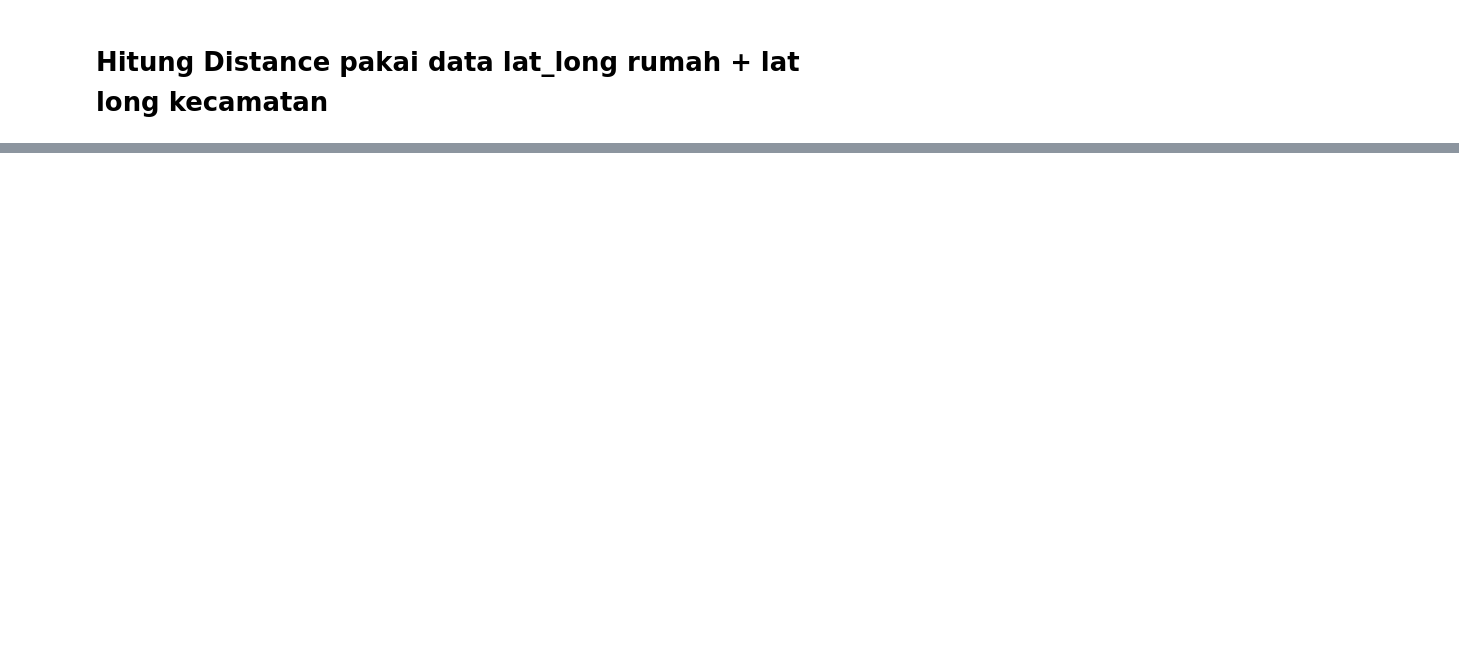
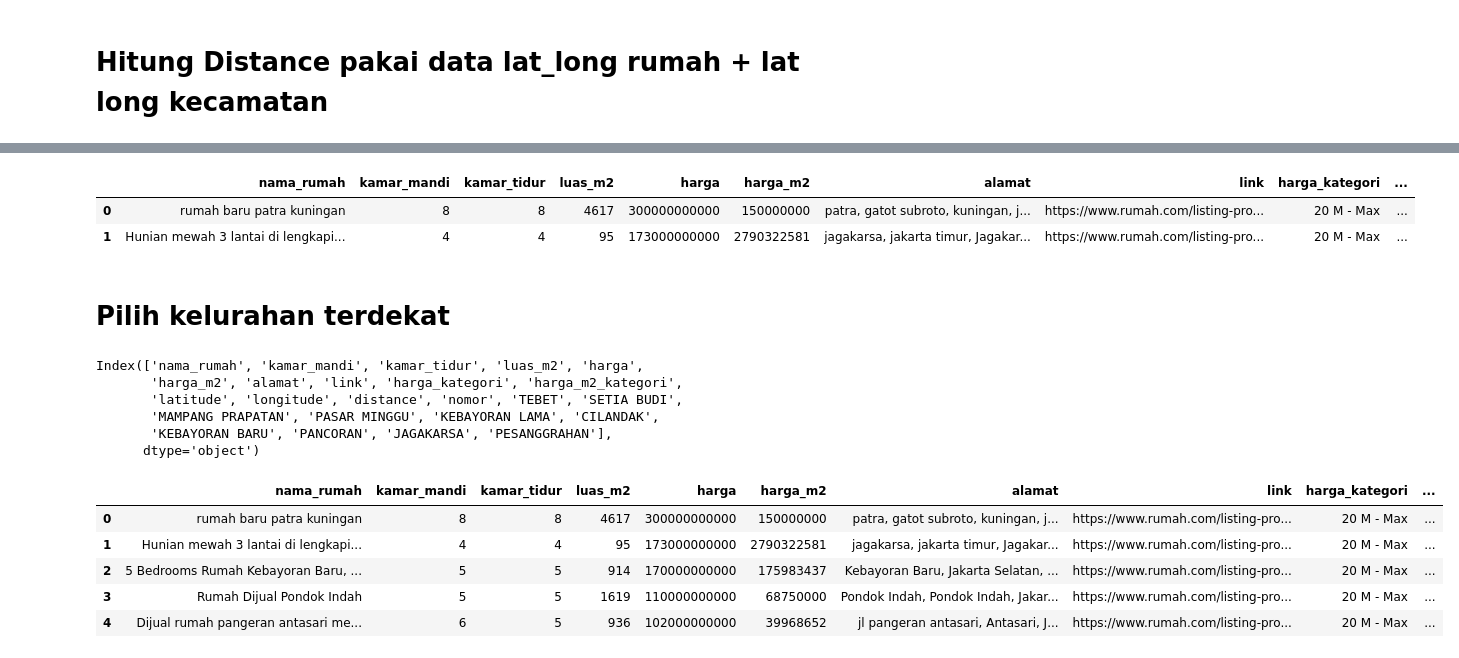
Before and after one commit to ilham-mukti/harga-rumah-jakarta, a Jupyter notebook: hitung_distance.ipynb, the cells around one changed output, grey strips where cells are left out. Drawn from its saved outputs; the diff is of its cells as text; code cells hidden in the pictures; blank space fills up the shorter version.

```diff
--- a/hitung_distance.ipynb
+++ b/hitung_distance.ipynb
@@ -12,0 +86,7 @@ datas.drop(columns=['pickup_longitude', 'dropoff_longitude', 'pickup_latitude',
+# %%
+data_alamat['PESANGGRAHAN'] = data_alamat.nomor.apply(convert)
+data_alamat.head(2)
+# %% [output]
+|  | nama_rumah | kamar_mandi | kamar_tidur | luas_m2 | harga | harga_m2 | alamat | link | harga_kategori | ... |
+| 0 | rumah baru patra kuningan | 8 | 8 | 4617 | 300000000000 | 150000000 | patra, gatot subroto, kuningan, j... | https://www.rumah.com/listing-pro... | 20 M - Max | ... |
+| 1 | Hunian mewah 3 lantai di lengkapi... | 4 | 4 | 95 | 173000000000 | 2790322581 | jagakarsa, jakarta timur, Jagakar... | https://www.rumah.com/listing-pro... | 20 M - Max | ... |
@@ -12,0 +95,16 @@ datas.drop(columns=['pickup_longitude', 'dropoff_longitude', 'pickup_latitude',
+# %% [markdown]
+# Pilih kelurahan terdekat
+# %%
+datas = pd.read_csv("https://github.com/ilham-mukti/harga-rumah-jakarta/raw/main/data/data_rumah_bersih_distance.csv")
+datas.columns
+# %% [output]
+Index(['nama_rumah', 'kamar_mandi', 'kamar_tidur', 'luas_m2', 'harga',
+       'harga_m2', 'alamat', 'link', 'harga_kategori', 'harga_m2_kategori',
+       'latitude', 'longitude', 'distance', 'nomor', 'TEBET', 'SETIA BUDI',
+       'MAMPANG PRAPATAN', 'PASAR MINGGU', 'KEBAYORAN LAMA', 'CILANDAK',
+       'KEBAYORAN BARU', 'PANCORAN', 'JAGAKARSA', 'PESANGGRAHAN'],
+      dtype='object')
+# %%
+datas['kecamatan_terdekat'] = datas.loc[:, 'TEBET': 'PESANGGRAHAN'].idxmin(axis=1)
+# %%
+datas.drop('distance', axis=1, inplace=True)
@@ -12,0 +113,9 @@ datas.drop(columns=['pickup_longitude', 'dropoff_longitude', 'pickup_latitude',
+# %%
+datas.head()
+# %% [output]
+|  | nama_rumah | kamar_mandi | kamar_tidur | luas_m2 | harga | harga_m2 | alamat | link | harga_kategori | ... |
+| 0 | rumah baru patra kuningan | 8 | 8 | 4617 | 300000000000 | 150000000 | patra, gatot subroto, kuningan, j... | https://www.rumah.com/listing-pro... | 20 M - Max | ... |
+| 1 | Hunian mewah 3 lantai di lengkapi... | 4 | 4 | 95 | 173000000000 | 2790322581 | jagakarsa, jakarta timur, Jagakar... | https://www.rumah.com/listing-pro... | 20 M - Max | ... |
+| 2 | 5 Bedrooms Rumah Kebayoran Baru, ... | 5 | 5 | 914 | 170000000000 | 175983437 | Kebayoran Baru, Jakarta Selatan, ... | https://www.rumah.com/listing-pro... | 20 M - Max | ... |
+| 3 | Rumah Dijual Pondok Indah | 5 | 5 | 1619 | 110000000000 | 68750000 | Pondok Indah, Pondok Indah, Jakar... | https://www.rumah.com/listing-pro... | 20 M - Max | ... |
+| 4 | Dijual rumah pangeran antasari me... | 6 | 5 | 936 | 102000000000 | 39968652 | jl pangeran antasari, Antasari, J... | https://www.rumah.com/listing-pro... | 20 M - Max | ... |
```
Also changed, not shown: parts of 14 cells of this notebook.
